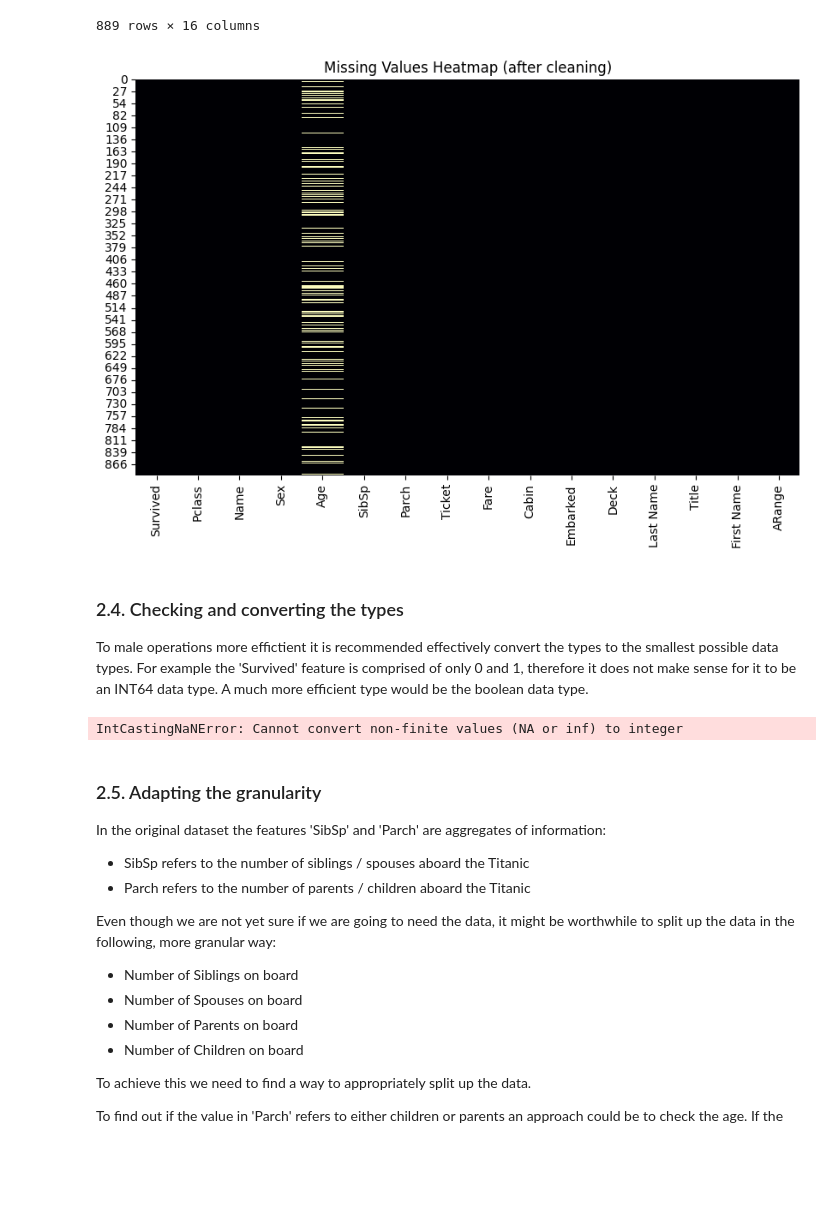
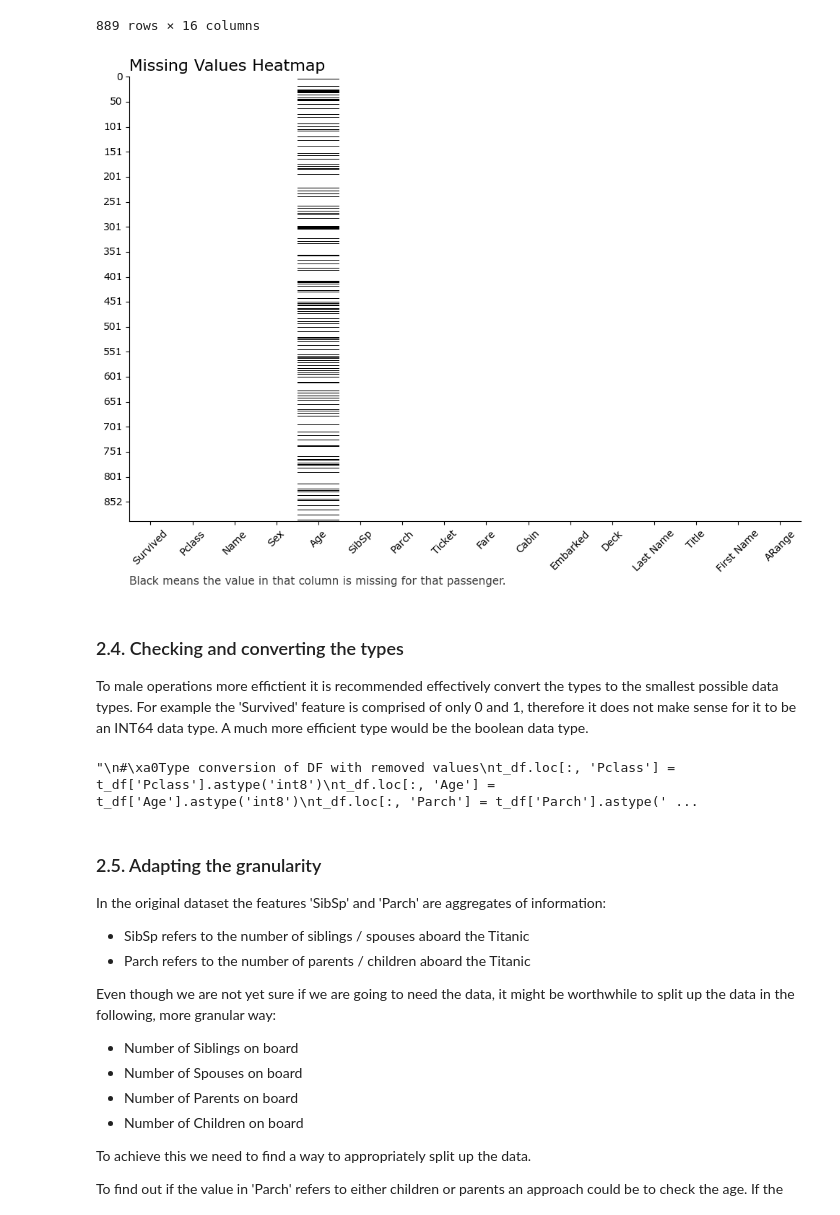
Before and after one commit to n3ur0mancer/kaggle_titanic_competition, a Jupyter notebook: titanic_comp_full.ipynb, the cells around one changed output. Saved outputs shown, nothing was run; the diff lists cells and outputs as text; code cells hidden in the pictures; blank space fills up the shorter version.

```diff
--- a/titanic_comp_full.ipynb
+++ b/titanic_comp_full.ipynb
@@ -195,7 +195,7 @@ df_clean = t_df_dropped.dropna(subset=['Embarked'])
 df_clean.loc[df_clean['Cabin'].isnull(), 'Cabin'] = 'Unknown'
 
 # Creating a deck column with the first letter of the cabin
-df_clean['Deck'] = df_clean['Cabin'].apply(lambda cabin: cabin[0])
+df_clean.loc['Deck'] = df_clean['Cabin'].apply(lambda cabin: cabin[0])
 
 # Create a categorical plot using catplot
 plt.figure(figsize=(10, 6))
@@ -372,19 +355,30 @@ df_clean_bayesian
 | 889 | 1 | 1 | Behr, Mr. Karl Howell | male | 26.000000 | 0 | 0 | 111369 | 30.0000 | C148 | C | ... |
 | 890 | 0 | 3 | Dooley, Mr. Patrick | male | 32.000000 | 0 | 0 | 370376 | 7.7500 | Unknown | Q | ... |
 889 rows × 16 columns
-# %%
-# Create a heatmap of missing values (after cleaning)
-plt.figure(figsize=(10, 6))
-sns.heatmap(df_clean.isnull(), cmap="magma", cbar=False)
-plt.title("Missing Values Heatmap (after cleaning)")
-plt.show()
-# %% [output]
-[figure, removed]
+# %%
+# Create a heatmap of missing values
+plt.rcParams['font.family'] = "Verdana"
+
+plt.figure(figsize=(12, 8))
+title = plt.title("Missing Values Heatmap", loc="left", fontname="Verdana", fontsize=16)
+
+missing_values_heatmap = sns.heatmap(df_clean.isnull(), cmap="binary", cbar=False, yticklabels=50)
+missing_values_heatmap.set_yticklabels(missing_values_heatmap.get_yticklabels(), rotation=0)
+missing_values_heatmap.set_xticklabels(missing_values_heatmap.get_xticklabels(), rotation=45)
+sns.despine(left=False, bottom=False)
+
+description = "Black means the value in that column is missing for that passenger."
+plt.figtext(0.125, 0, description, ha="left",  fontname="Verdana", fontsize=11, color='#404040')
+
+plt.show()
+# %% [output]
+[figure, added]
 # %% [markdown]
 ### 2.4. Checking and converting the types
 
 To male operations more effictient it is recommended effectively convert the types to the smallest possible data types. For example the 'Survived' feature is comprised of only 0 and 1, therefore it does not make sense for it to be an INT64 data type. A much more efficient type would be the boolean data type.
 # %%
+"""
 # Type conversion of DF with removed values
 t_df.loc[:, 'Pclass'] = t_df['Pclass'].astype('int8')
 t_df.loc[:, 'Age'] = t_df['Age'].astype('int8')
@@ -398,8 +392,9 @@ print(t_df.dtypes)
 t_df_dropped[['Pclass', 'Age', 'Survived']] = t_df_dropped[['Pclass', 'Age', 'Survived']].astype({'Pclass': 'int8', 'Age': 'int8', 'Survived': 'bool'})
 
 print(t_df_dropped_removed.dtypes)
+"""
 # %% [output]
-IntCastingNaNError: Cannot convert non-finite values (NA or inf) to integer
+"\n#\xa0Type conversion of DF with removed values\nt_df.loc[:, 'Pclass'] = t_df['Pclass'].astype('int8')\nt_df.loc[:, 'Age'] = t_df['Age'].astype('int8')\nt_df.loc[:, 'Parch'] = t_df['Parch'].astype(' ...
 # %% [markdown]
 ### 2.5. Adapting the granularity
 
```
Also changed, not shown: parts of 3 cells of this notebook.
